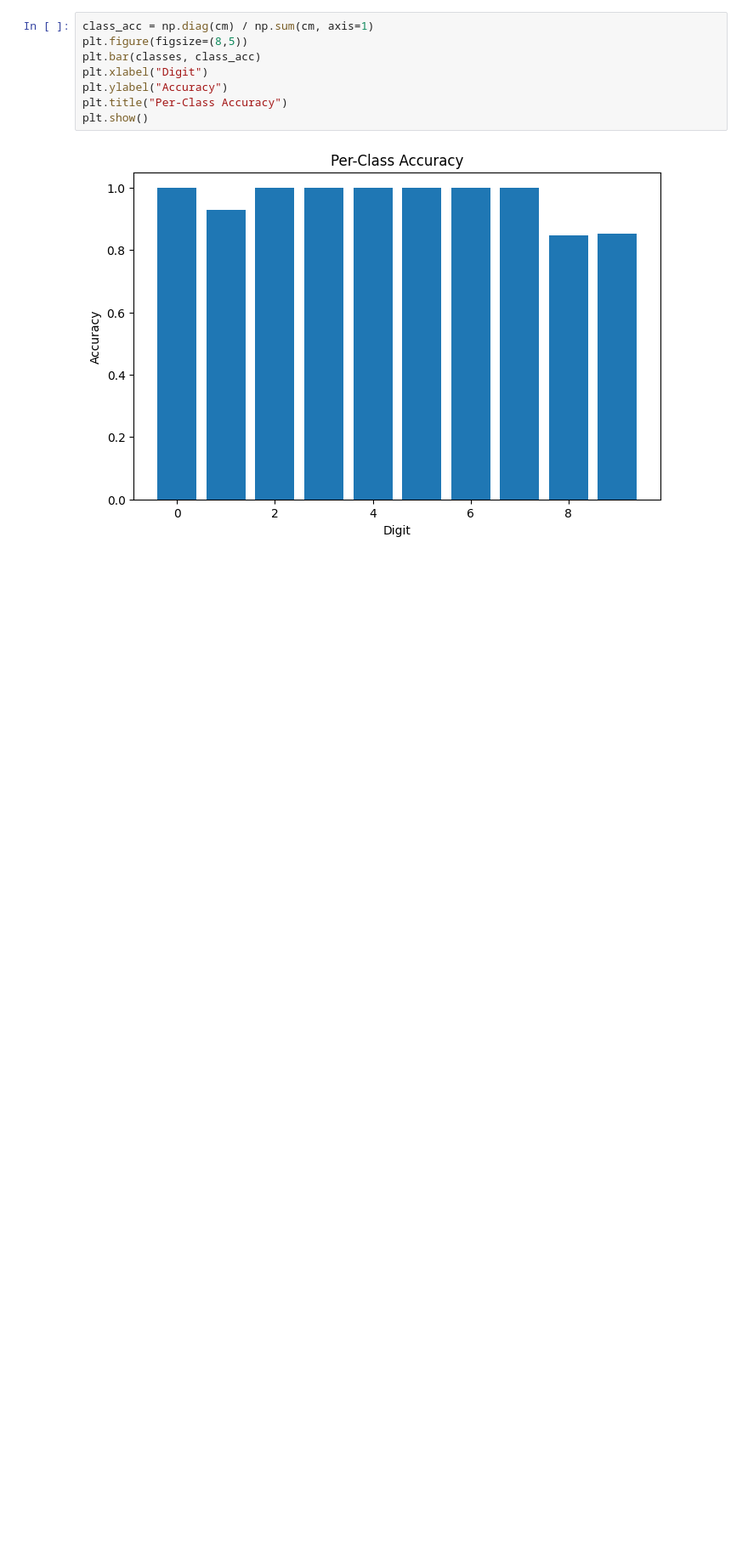
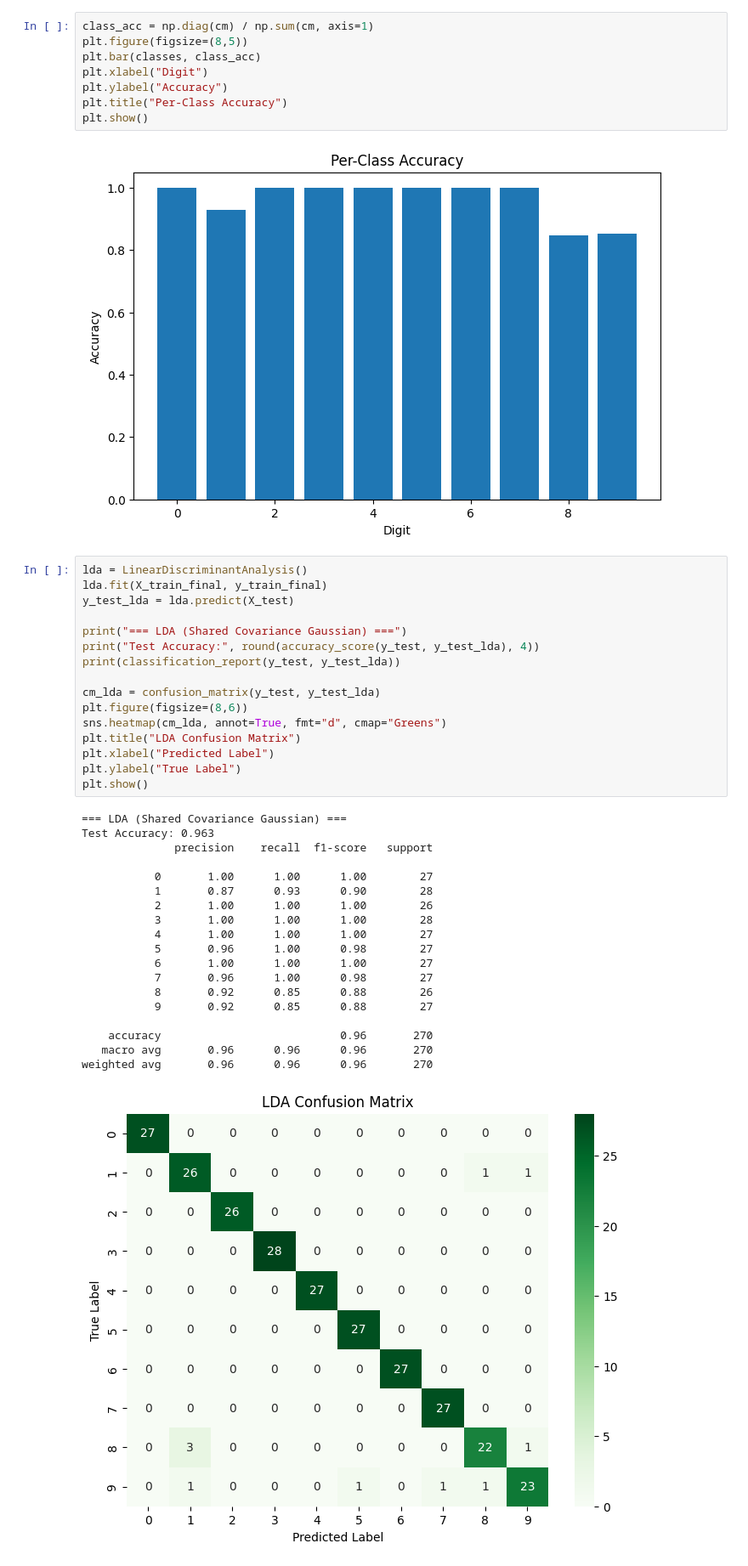
Before and after one commit to JohnAyman12/Decision-Trees-and-Probabilistic-Models, a Jupyter notebook: Probabilistic Gaussian Generative Classifier.ipynb, the cells around one changed output. Shown: that part at 85% size. Cells and saved outputs as stored; diff of their text form; blank space fills up the shorter version.

```diff
--- a/Probabilistic Gaussian Generative Classifier.ipynb
+++ b/Probabilistic Gaussian Generative Classifier.ipynb
@@ -416,3 +418,39 @@ plt.title("Per-Class Accuracy")
 plt.show()
 # %% [output]
 [figure]
+# %%
+lda = LinearDiscriminantAnalysis()
+lda.fit(X_train_final, y_train_final)
+y_test_lda = lda.predict(X_test)
+
+print("=== LDA (Shared Covariance Gaussian) ===")
+print("Test Accuracy:", round(accuracy_score(y_test, y_test_lda), 4))
+print(classification_report(y_test, y_test_lda))
+
+cm_lda = confusion_matrix(y_test, y_test_lda)
+plt.figure(figsize=(8,6))
+sns.heatmap(cm_lda, annot=True, fmt="d", cmap="Greens")
+plt.title("LDA Confusion Matrix")
+plt.xlabel("Predicted Label")
+plt.ylabel("True Label")
+plt.show()
+# %% [output]
+=== LDA (Shared Covariance Gaussian) ===
+Test Accuracy: 0.963
+              precision    recall  f1-score   support
+
+           0       1.00      1.00      1.00        27
+           1       0.87      0.93      0.90        28
+           2       1.00      1.00      1.00        26
+           3       1.00      1.00      1.00        28
+           4       1.00      1.00      1.00        27
+           5       0.96      1.00      0.98        27
+           6       1.00      1.00      1.00        27
+           7       0.96      1.00      0.98        27
+           8       0.92      0.85      0.88        26
+           9       0.92      0.85      0.88        27
+
+    accuracy                           0.96       270
+   macro avg       0.96      0.96      0.96       270
+weighted avg       0.96      0.96      0.96       270
+[figure, added]
```
Also changed, not shown: parts of 2 cells of this notebook, 1 other file.
